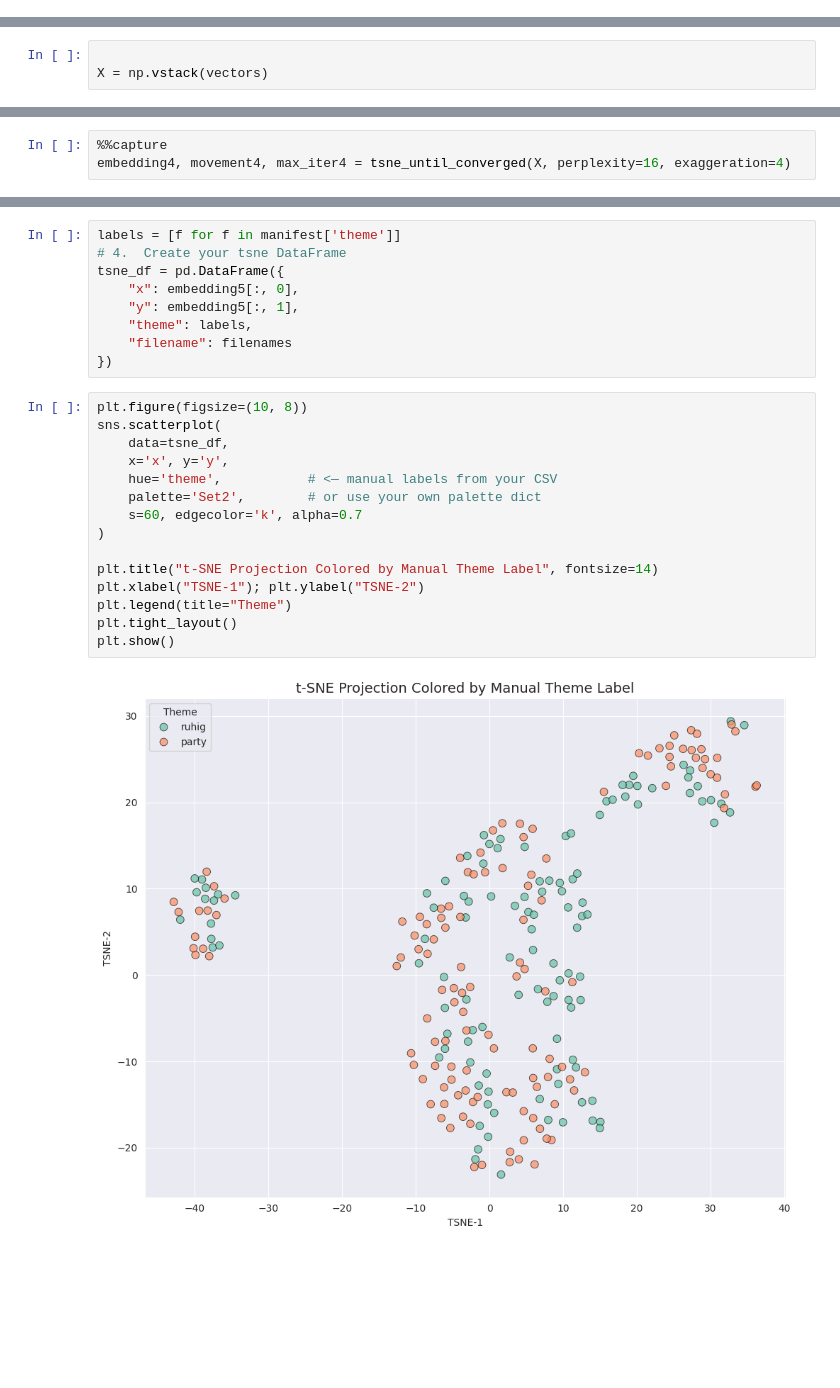
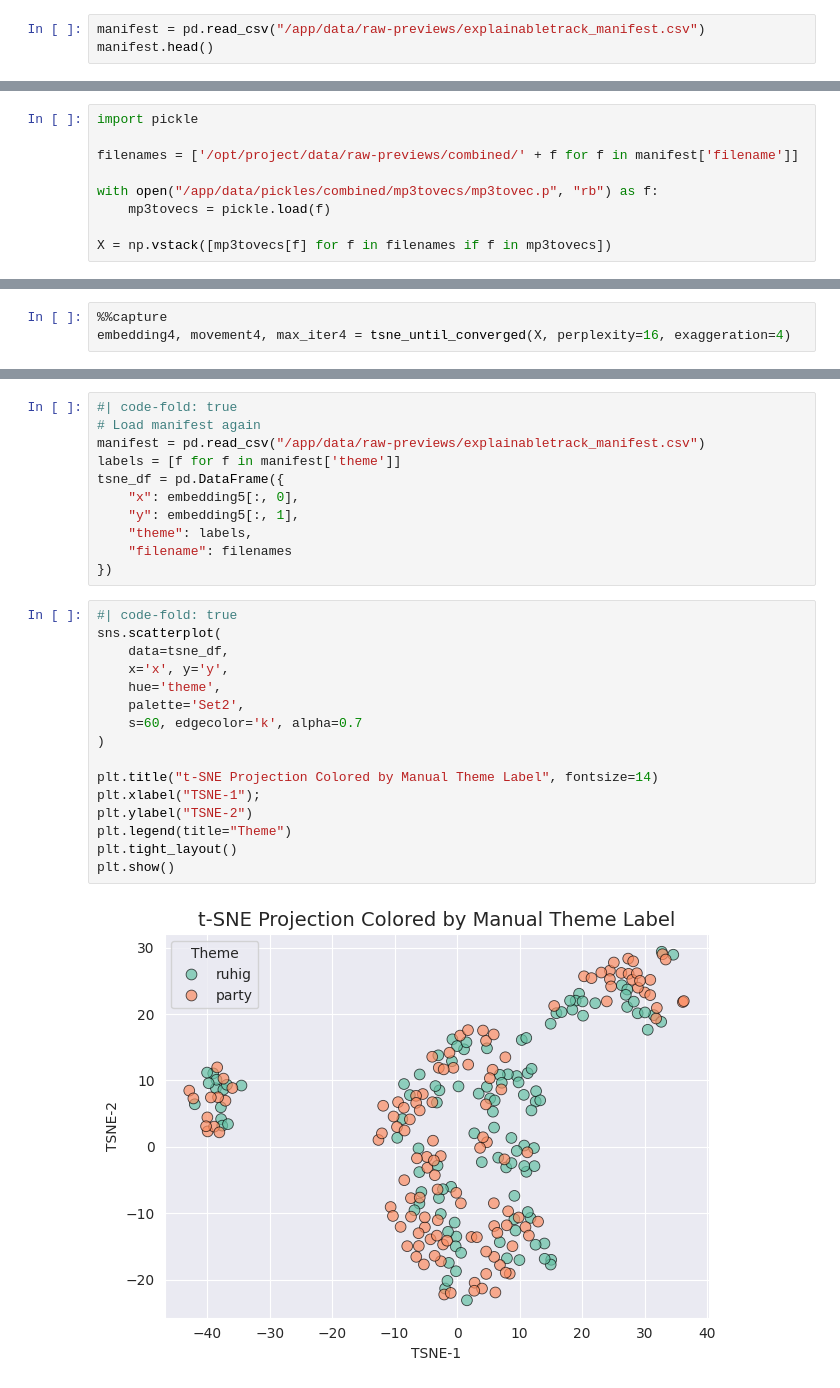
Before and after one commit to dolind/Deej-AI-with-XAI, a Jupyter notebook: notebooks/explainability.ipynb, the cells around one changed output, grey strips where cells are left out. Saved outputs shown, nothing was run; the diff lists cells and outputs as text; blank space fills up the shorter version.

```diff
--- a/notebooks/explainability.ipynb
+++ b/notebooks/explainability.ipynb
@@ -46,0 +90,3 @@ with open(MANIFEST_FILE, "w", newline='') as f:
+# %%
+manifest = pd.read_csv("/app/data/raw-previews/explainabletrack_manifest.csv")
+manifest.head()
@@ -202,0 +307,9 @@ We already had a look at hour $X_{inf}$. Now let's look at the infered labels.
+# %%
+import pickle
+
+filenames = ['/opt/project/data/raw-previews/combined/' + f for f in manifest['filename']]
+
+with open("/app/data/pickles/combined/mp3tovecs/mp3tovec.p", "rb") as f:
+    mp3tovecs = pickle.load(f)
+
+X = np.vstack([mp3tovecs[f] for f in filenames if f in mp3tovecs])
@@ -340,4 +434 @@ def tsne_until_converged(
     return Y, history, total_iter
-# %%
-
-X = np.vstack(vectors)
@@ -437,6 +522,8 @@ As mentioned earlier i was not entirely happy with the matches and cut the files
 # %%
+#| code-fold: true
+# Load manifest again
+manifest = pd.read_csv("/app/data/raw-previews/explainabletrack_manifest.csv")
 labels = [f for f in manifest['theme']]
-# 4.  Create your tsne DataFrame
 tsne_df = pd.DataFrame({
     "x": embedding5[:, 0],
     "y": embedding5[:, 1],
@@ -444,20 +531,21 @@ tsne_df = pd.DataFrame({
     "filename": filenames
 })
 # %%
-plt.figure(figsize=(10, 8))
+#| code-fold: true
 sns.scatterplot(
     data=tsne_df,
     x='x', y='y',
-    hue='theme',           # <— manual labels from your CSV
-    palette='Set2',        # or use your own palette dict
+    hue='theme',
+    palette='Set2',
     s=60, edgecolor='k', alpha=0.7
 )
 
 plt.title("t-SNE Projection Colored by Manual Theme Label", fontsize=14)
-plt.xlabel("TSNE-1"); plt.ylabel("TSNE-2")
+plt.xlabel("TSNE-1");
+plt.ylabel("TSNE-2")
 plt.legend(title="Theme")
 plt.tight_layout()
 plt.show()
 # %% [output]
-[figure, old version]
+[figure, new version]
 # %% [markdown]
```
Also changed, not shown: parts of 114 cells of this notebook, 1 other file.
